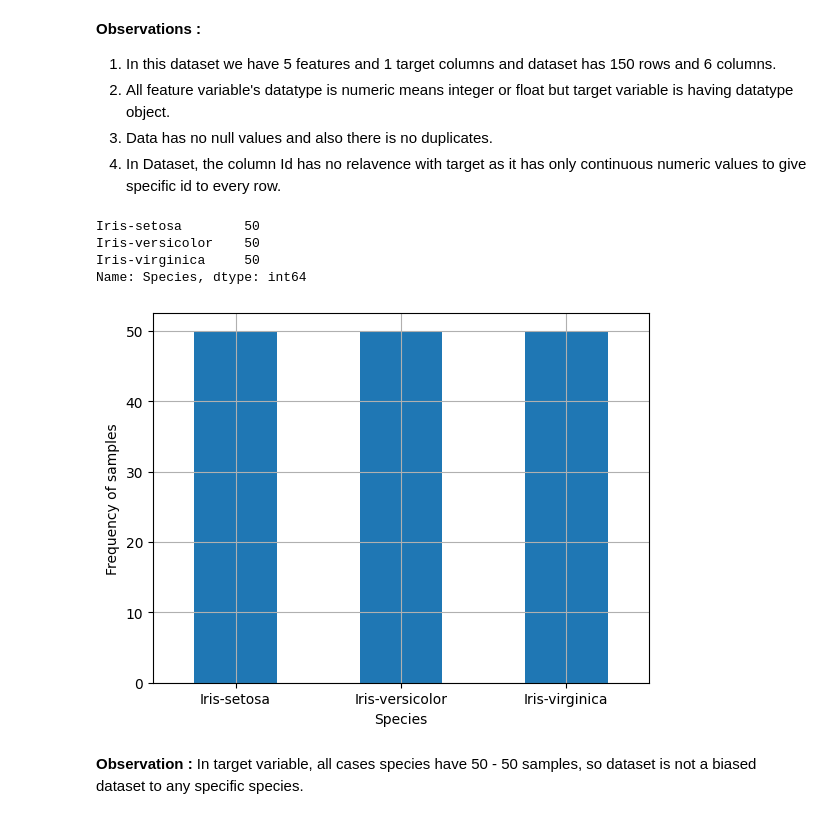
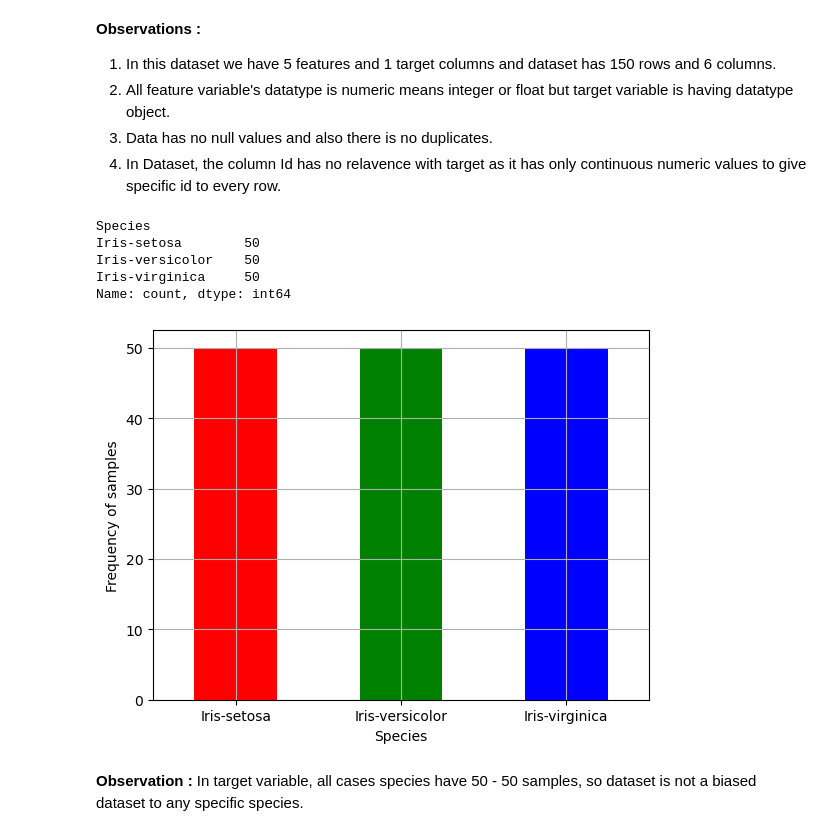
Before and after one commit to Akashrajmani19/The_Spark_Foundation_internship, a Jupyter notebook: Project_2/Prediction_using_Decision_Tree_Algorithem.ipynb, the cells around one changed output. Saved outputs shown, nothing was run; the diff lists cells and outputs as text; code cells hidden in the pictures.

```diff
--- a/Project_2/Prediction_using_Decision_Tree_Algorithem.ipynb
+++ b/Project_2/Prediction_using_Decision_Tree_Algorithem.ipynb
@@ -19,7 +19,7 @@ from sklearn.metrics import precision_score, recall_score, f1_score
 #URL = "https://bit.ly/3kXTdox"
 #df = pd.read_csv(URL, encoding='euc-kr')
 warnings.filterwarnings('ignore')
-df = pd.read_csv('/content/Iris.csv')
+df = pd.read_csv('Iris.csv')
 df.head()
 # %% [output]
 |  | Id | SepalLengthCm | SepalWidthCm | PetalLengthCm | PetalWidthCm | Species |
@@ -69,19 +69,20 @@ df.duplicated().sum()
 # %%
 # Finding info. related to target variable
 print(df["Species"].value_counts())
 fig,axes = plt.subplots()
-df['Species'].value_counts().plot(kind = 'bar')
+df['Species'].value_counts().plot(kind = 'bar',color = ['red','green','blue'])
 plt.grid()
 plt.xticks(rotation = 0)
 plt.xlabel('Species')
 plt.ylabel('Frequency of samples')
 plt.show()
 # %% [output]
+Species
 Iris-setosa        50
 Iris-versicolor    50
 Iris-virginica     50
-Name: Species, dtype: int64
+Name: count, dtype: int64
-[figure, old version]
+[figure, new version]
 # %% [markdown]
 **Observation :** In target variable, all cases species have 50 - 50 samples, so dataset is not a biased dataset to any specific species.
 # %% [markdown]
```
